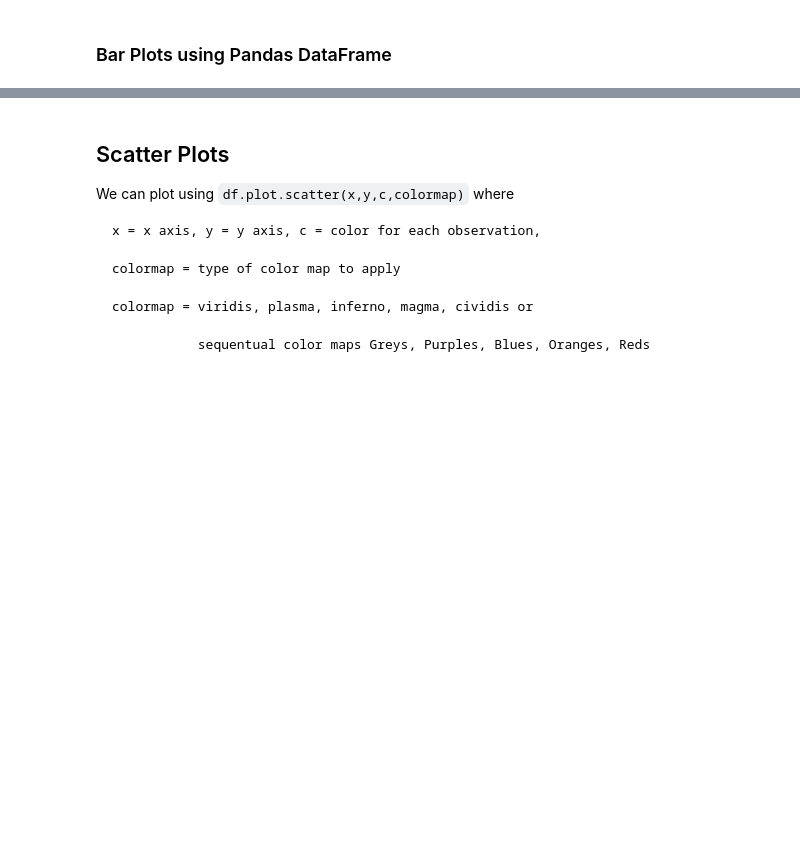
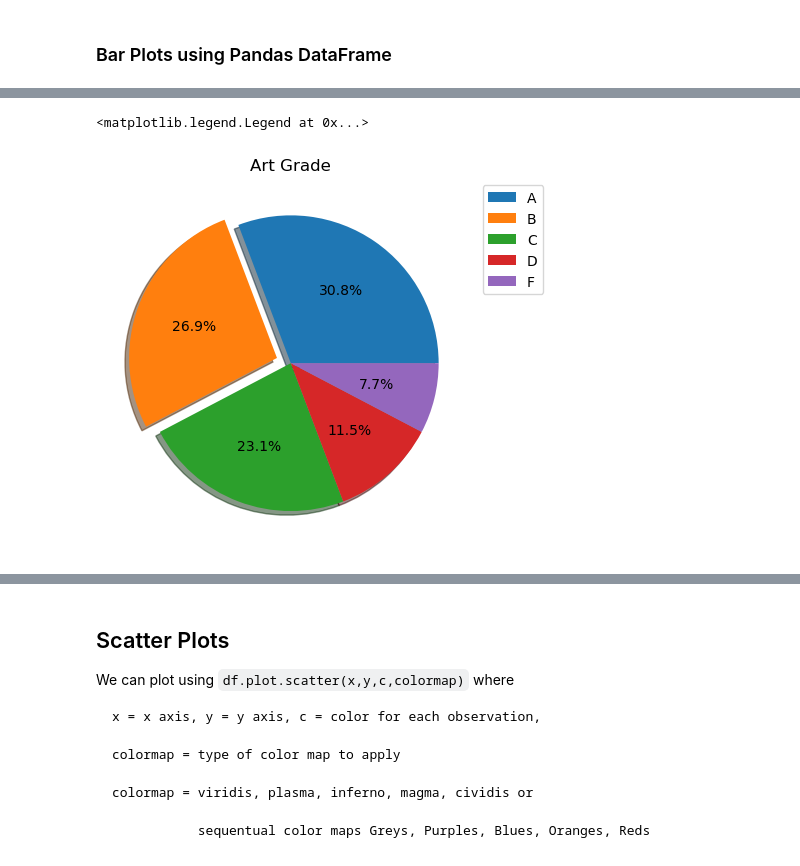
Before and after one commit to FerndzJoe/Pandas_Learning, a Jupyter notebook: Data Exploration in Python using Pandas.ipynb, the cells around one changed output, grey strips where cells are left out. Saved outputs shown, nothing was run; the diff lists cells and outputs as text; code cells hidden in the pictures; blank space fills up the shorter version.

```diff
--- a/Data Exploration in Python using Pandas.ipynb
+++ b/Data Exploration in Python using Pandas.ipynb
@@ -2417,3 +2430,22 @@ df_Art.plot(kind='bar',figsize=(5, 3),
+# %%
+# Let's review Art Grades and create a Pie Chart based on count of letter grades
+ax_art = df_Art.plot(kind='pie', title='Art Grade', y='Grades',
+               shadow = True, #to create a shadow effect
+               labeldistance=None, #to remove labels for each item; True prints labels
+               autopct='%1.1f%%', #values printed in float %
+               explode=[0,0.1,0,0,0], #we have 5 elements, 2nd one is exploded
+               startangle=0, #angle is 0 degrees starting from x axis
+               xlabel = '', #removiing x axis labels
+               ylabel = '', #removing y axis labels
+               label = True) #to print the labels
+ax_art.legend(bbox_to_anchor=(1, 1), loc='best')
+
+# to position legands, try changing bbox_to_anchor value and loc values
+# loc values are 'best', 'upper right', 'upper left', 'lower left', 'lower right',
+# 'right', 'center left', 'center right', 'lower center', 'upper center', 'center'
+# %% [output]
+<matplotlib.legend.Legend at 0x...>
+[figure, added]
 # %%
 # Let's add some more bells and whistles to the graph
 # Let's make the bar graph horizontal
```
Also changed, not shown: parts of 97 cells of this notebook.
